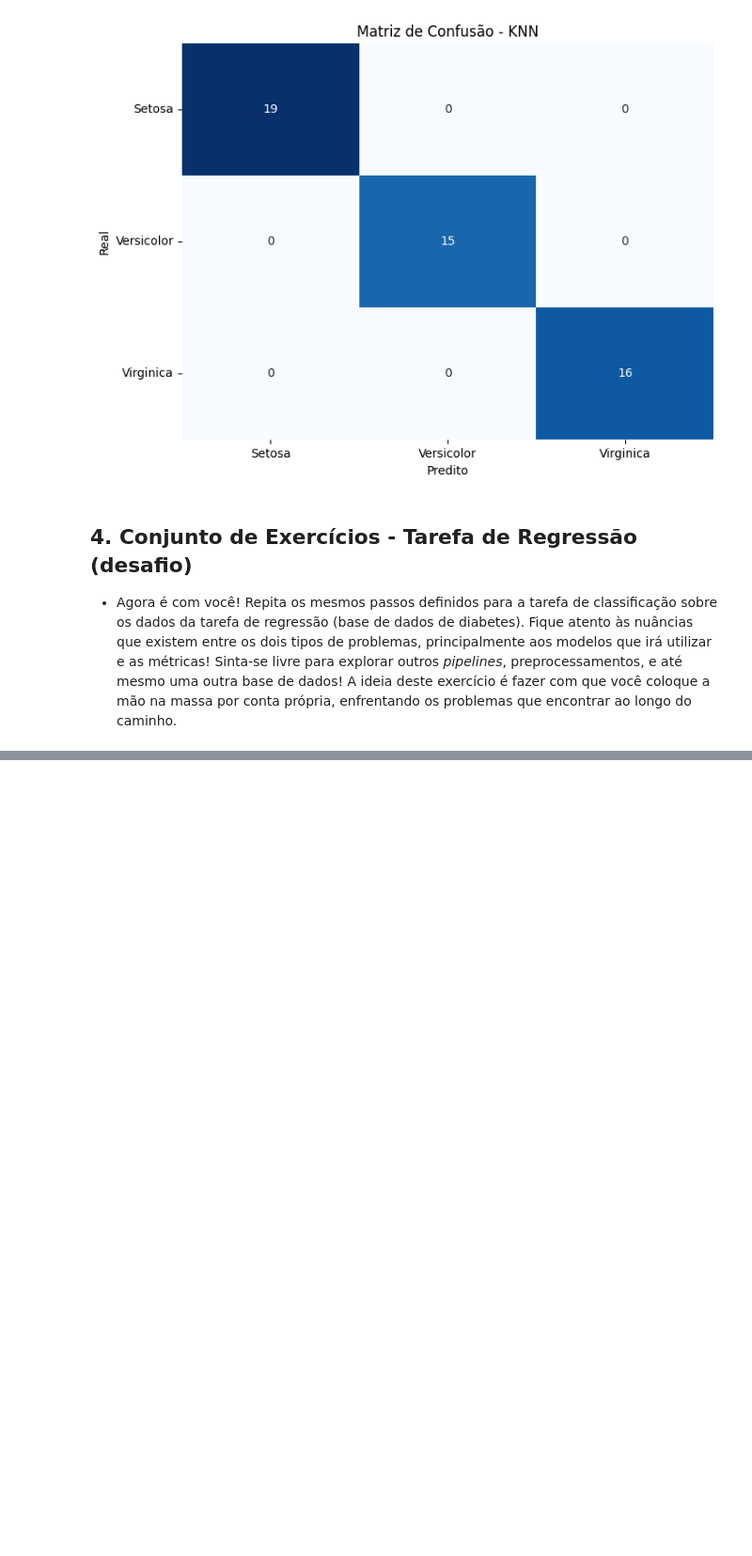
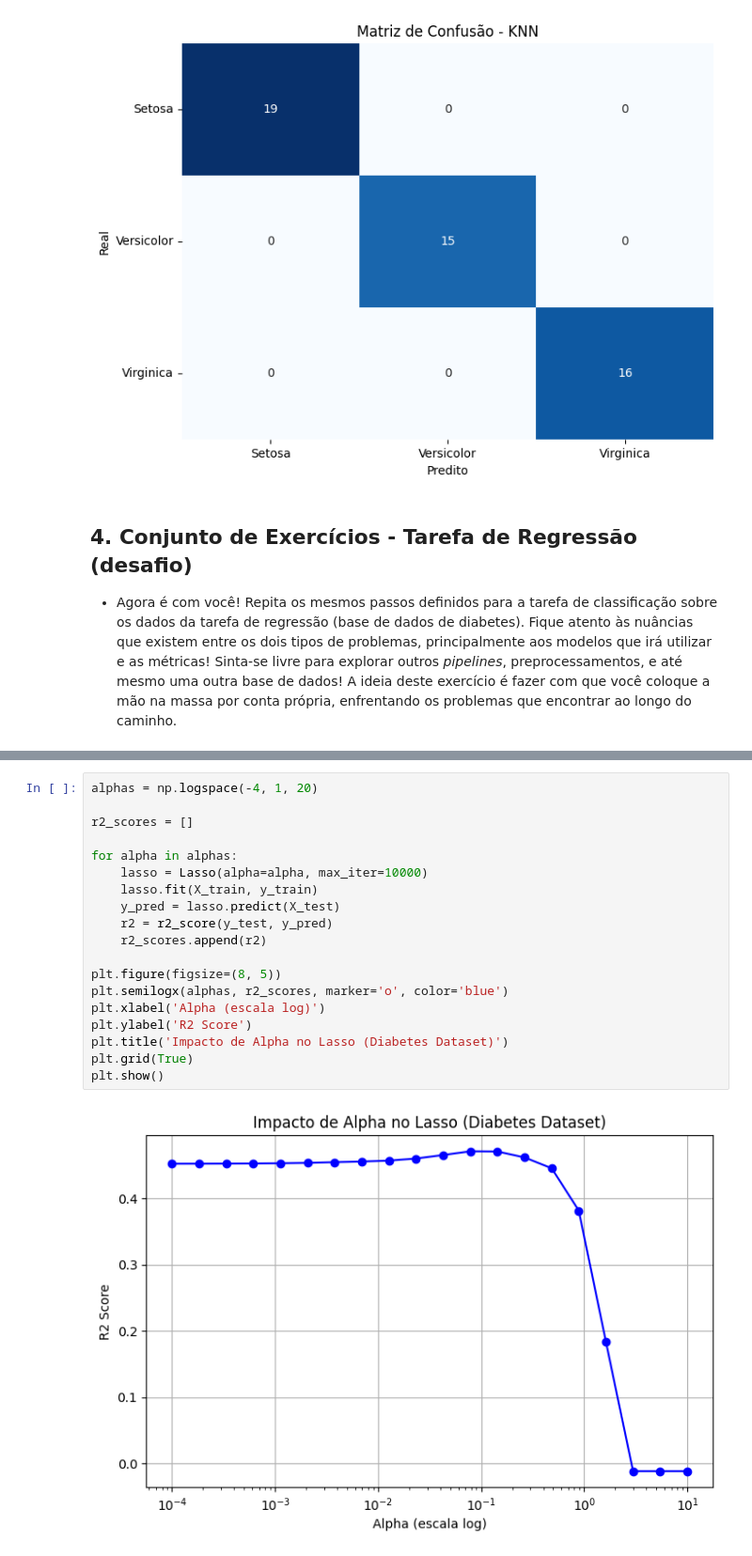
Before and after one commit to paduathiago/deep_learning, a Jupyter notebook: 02-Revisao-ML.ipynb, the cells around one changed output, grey strips where cells are left out. Shown at 94% size. Drawn from its saved outputs; the diff is of its cells as text; blank space fills up the shorter version.

```diff
--- a/02-Revisao-ML.ipynb
+++ b/02-Revisao-ML.ipynb
@@ -348,0 +438,21 @@ plot_confusion_matrix(knn_cm, 'Matriz de Confusão - KNN')
+# %%
+alphas = np.logspace(-4, 1, 20)
+
+r2_scores = []
+
+for alpha in alphas:
+    lasso = Lasso(alpha=alpha, max_iter=10000)
+    lasso.fit(X_train, y_train)
+    y_pred = lasso.predict(X_test)
+    r2 = r2_score(y_test, y_pred)
+    r2_scores.append(r2)
+
+plt.figure(figsize=(8, 5))
+plt.semilogx(alphas, r2_scores, marker='o', color='blue')
+plt.xlabel('Alpha (escala log)')
+plt.ylabel('R2 Score')
+plt.title('Impacto de Alpha no Lasso (Diabetes Dataset)')
+plt.grid(True)
+plt.show()
+# %% [output]
+[figure, added]
```
Also changed, not shown: parts of 14 cells of this notebook.
